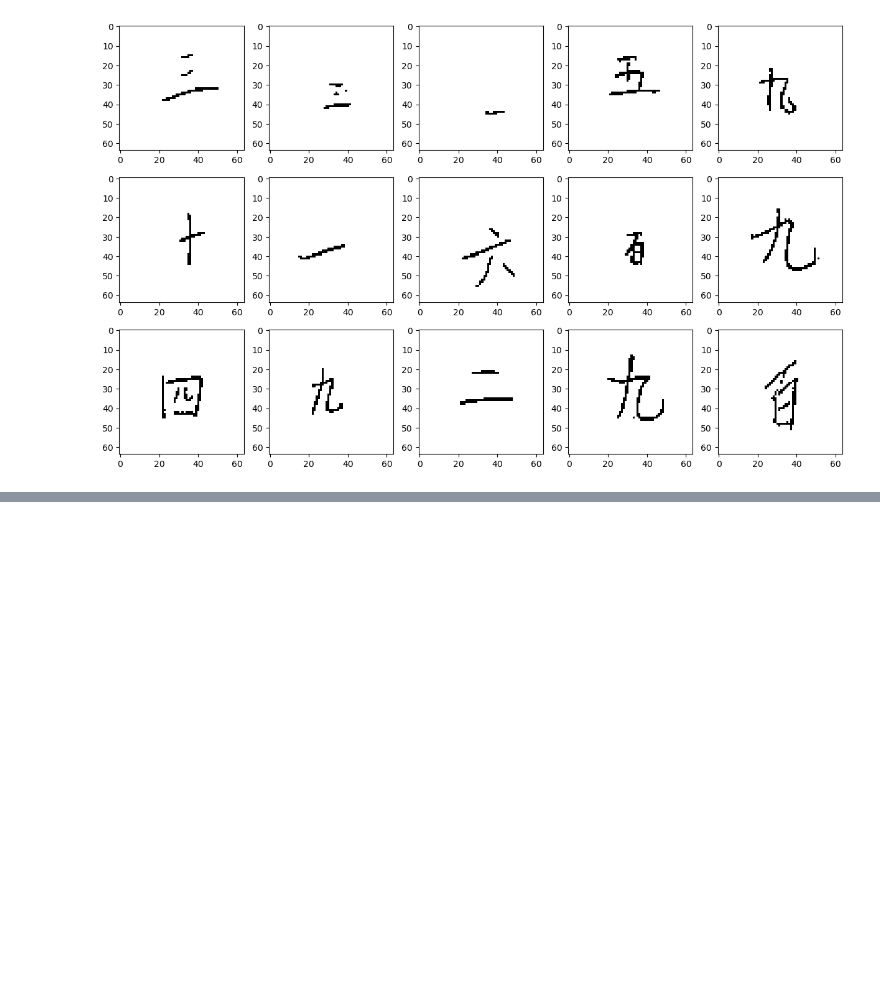
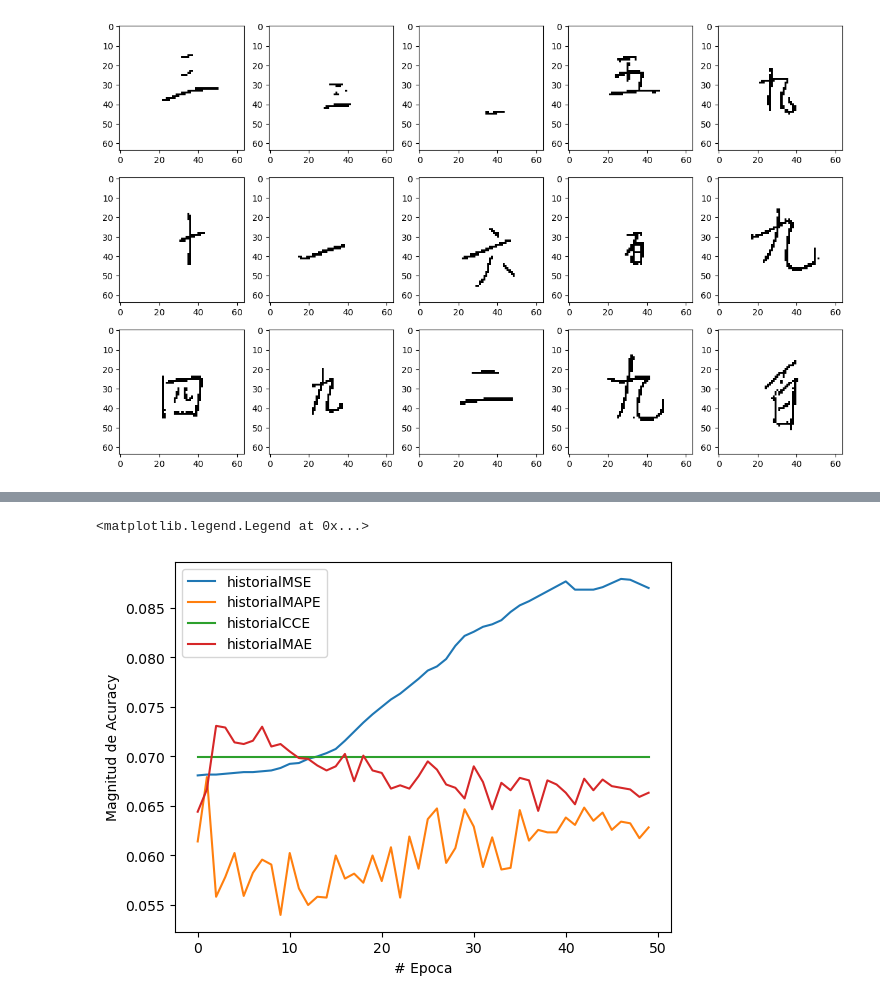
Before and after one commit to adriend1102/Practica3APC-GKA06-15D-1330, a Jupyter notebook: chinese_mnist.ipynb, the cells around one changed output, grey strips where cells are left out. Saved outputs shown, nothing was run; the diff lists cells and outputs as text; code cells hidden in the pictures; blank space fills up the shorter version.

```diff
--- a/chinese_mnist.ipynb
+++ b/chinese_mnist.ipynb
@@ -290,0 +350,12 @@ plt.legend()
+# %%
+plt.xlabel('# Epoca')
+plt.ylabel('Magnitud de Acuracy')
+
+plt.plot(historialMSE.history['accuracy'],label='historialMSE')
+plt.plot(historialMAPE.history['accuracy'],label='historialMAPE')
+plt.plot(historialCCE.history['accuracy'],label='historialCCE')
+plt.plot(historialMAE.history['accuracy'],label='historialMAE')
+plt.legend()
+# %% [output]
+<matplotlib.legend.Legend at 0x...>
+[figure, added]
```
Also changed, not shown: parts of 54 cells of this notebook, 2 other files.
